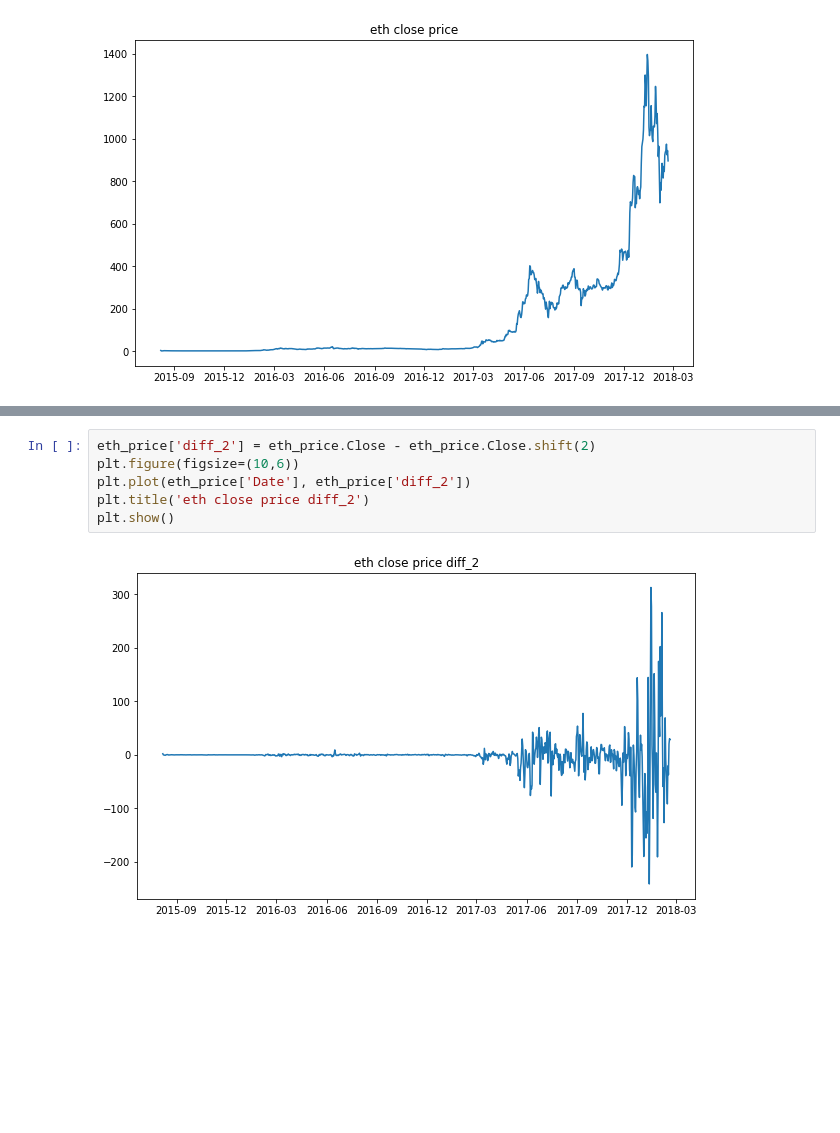
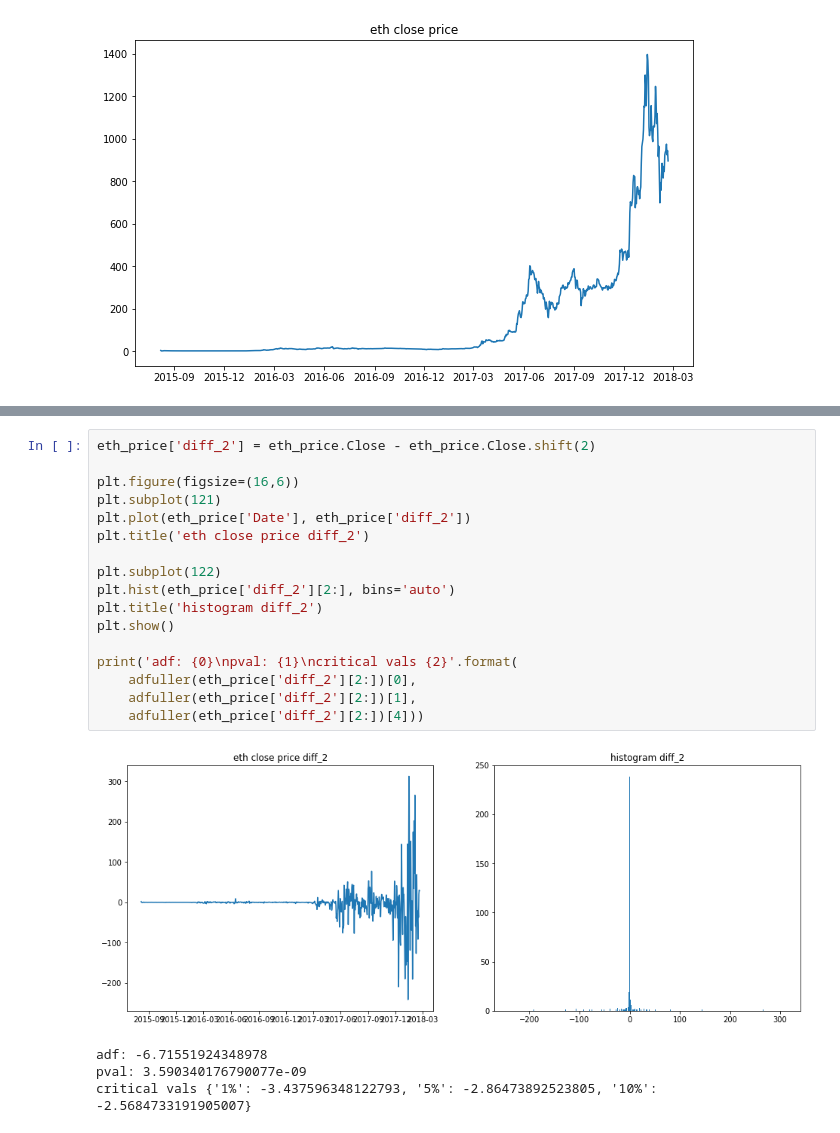
Before and after one commit to brianmcguckin/thinkful_unit_06_specializations, a Jupyter notebook: 06_01_06_challenge_time_series_analysis.ipynb, the cells around one changed output, grey strips where cells are left out. Drawn from its saved outputs; the diff is of its cells as text; blank space fills up the shorter version.

```diff
--- a/06_01_06_challenge_time_series_analysis.ipynb
+++ b/06_01_06_challenge_time_series_analysis.ipynb
@@ -96,8 +109,22 @@ print(np.mean(eth_price['diff_1'][700:800]))
 # %%
 eth_price['diff_2'] = eth_price.Close - eth_price.Close.shift(2)
-plt.figure(figsize=(10,6))
+
+plt.figure(figsize=(16,6))
+plt.subplot(121)
 plt.plot(eth_price['Date'], eth_price['diff_2'])
 plt.title('eth close price diff_2')
+
+plt.subplot(122)
+plt.hist(eth_price['diff_2'][2:], bins='auto')
+plt.title('histogram diff_2')
 plt.show()
+
+print('adf: {0}\npval: {1}\ncritical vals {2}'.format(
+    adfuller(eth_price['diff_2'][2:])[0],
+    adfuller(eth_price['diff_2'][2:])[1],
+    adfuller(eth_price['diff_2'][2:])[4]))
 # %% [output]
-[figure, old version]
+[figure, new version]
+adf: -6.71551924348978
+pval: 3.590340176790077e-09
+critical vals {'1%': -3.437596348122793, '5%': -2.86473892523805, '10%': -2.5684733191905007}
```
Also changed, not shown: parts of 14 cells of this notebook.
